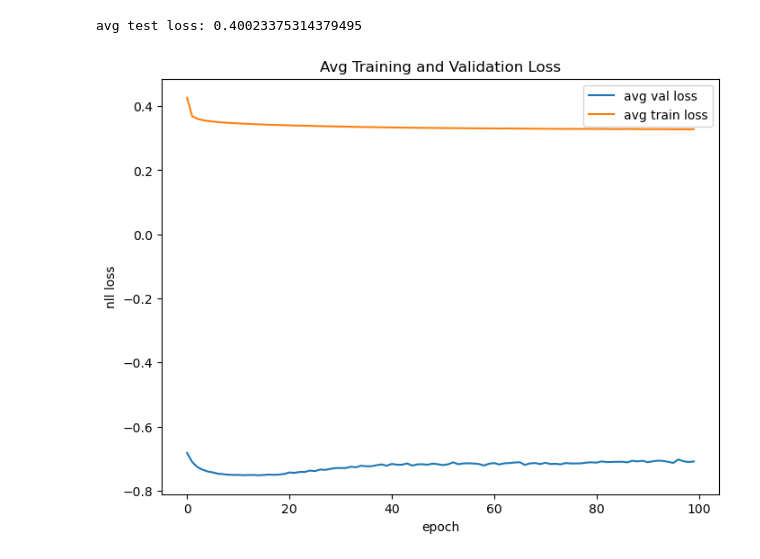
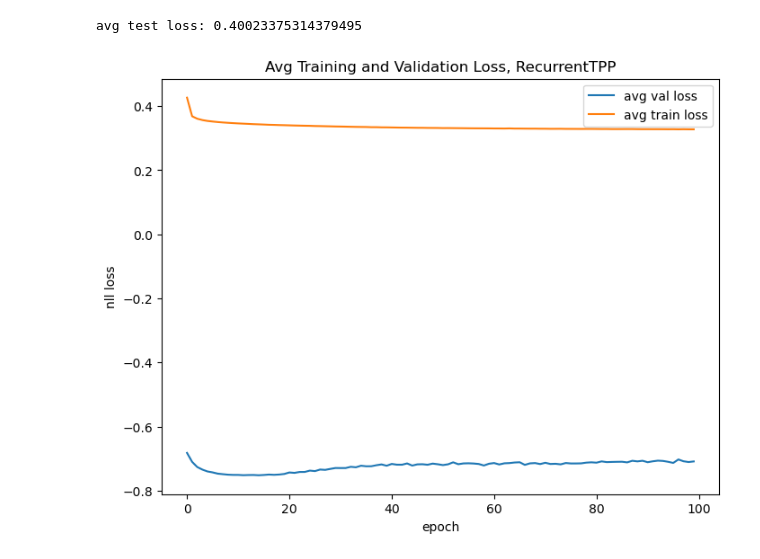
Before and after one commit to keliankaz/recast, a Jupyter notebook: notebooks/Zekai/training_recurrent.ipynb, the cells around one changed output. Drawn from its saved outputs; the diff is of its cells as text; code cells hidden in the pictures.

```diff
--- a/notebooks/Zekai/training_recurrent.ipynb
+++ b/notebooks/Zekai/training_recurrent.ipynb
@@ -107,13 +107,13 @@ avg test loss: 0.40023375314379495
 # %%
 fig, ax = plt.subplots(figsize=(8, 6))
 ax.plot(np.arange(0, epochs), avg_val_loss_list, label="avg val loss")
 ax.plot(np.arange(0, epochs), avg_train_loss_list, label="avg train loss")
 ax.set_xlabel("epoch")
 ax.set_ylabel("nll loss")
 ax.legend()
-ax.set_title("Avg Training and Validation Loss")
+ax.set_title("Avg Training and Validation Loss, RecurrentTPP")
 plt.show()
 # %% [output]
-[figure, old version]
+[figure, new version]
 # %%
 torch.save(model, "trained_recurrent_tpp")
```
Also changed, not shown: 6 other files.
